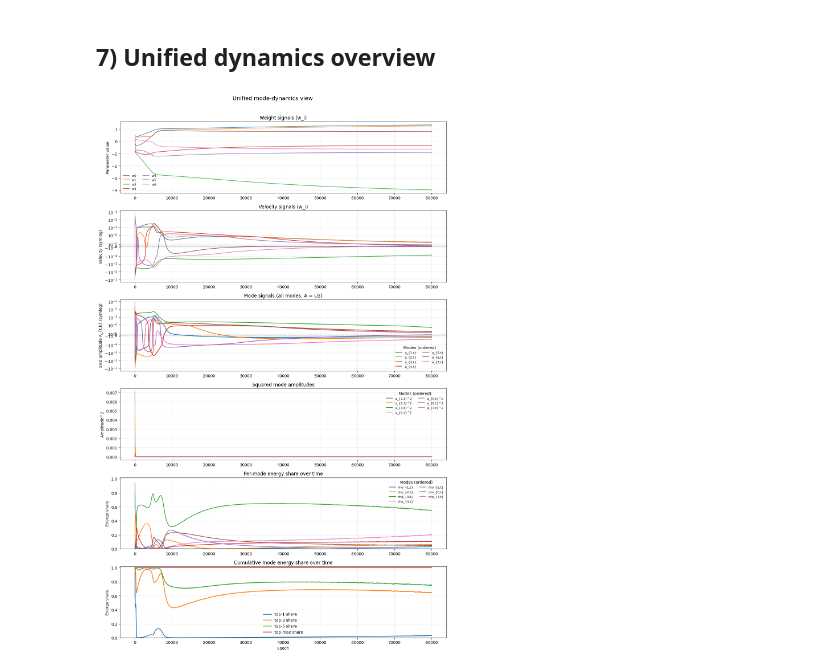
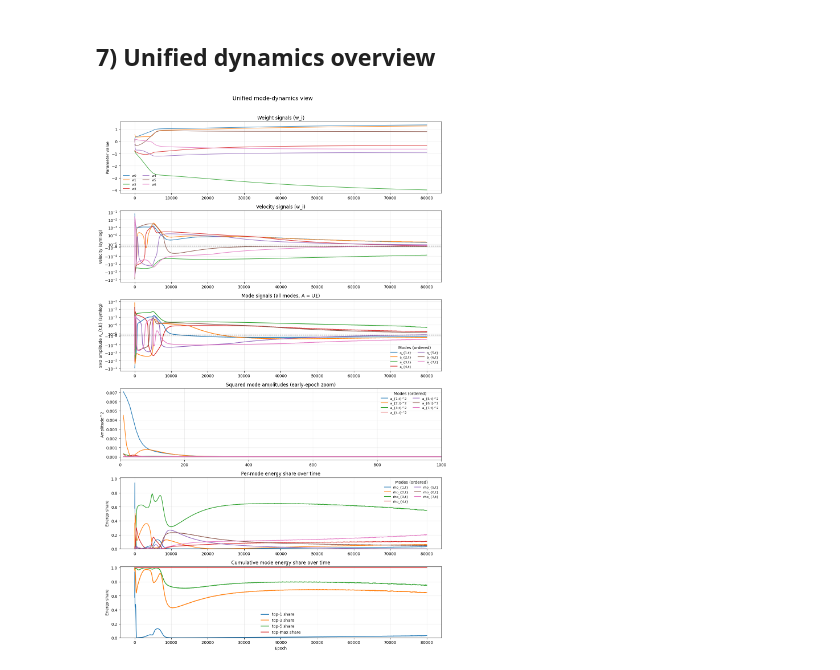
Before and after one commit to hosshonarvar/mechanistic-interpretability, a Jupyter notebook: mode_dynamics/mode_dynamics_walkthrough.ipynb, the cells around one changed output. Saved outputs shown, nothing was run; the diff lists cells and outputs as text; code cells hidden in the pictures.

```diff
--- a/mode_dynamics/mode_dynamics_walkthrough.ipynb
+++ b/mode_dynamics/mode_dynamics_walkthrough.ipynb
@@ -211,7 +211,7 @@ for k in range(n_modes):
         linewidth=1.5,
         label=f'a_{{{k+1},t}}^2',
     )
-early_epoch_max = 10000
+early_epoch_max = 1000
 ax.set_xlim(0, early_epoch_max)
 ax.set_ylabel('Amplitude^2')
 ax.set_title('Squared mode amplitudes (early-epoch zoom)')
@@ -225,31 +225,31 @@ for k in range(n_modes):
         velocity_epochs,
         rho_all[:, k],
         color=mode_colors[k],
         linewidth=1.5,
         label=f'rho_{{{k+1},t}}',
     )
 ax.set_ylabel('Energy share')
 ax.set_ylim(0.0, 1.02)
 ax.set_title('Per-mode energy share over time')
 ax.grid(alpha=0.25)
 ax.legend(title='Modes (ordered)', ncol=2, fontsize=8, frameon=False)
 
 # (6) Cumulative top-n energy share signals
 ax = axes[5]
 for k in k_values:
     share_k = np.sum(rho_all[:, :k], axis=1)
     label = f'top-{k} share' if k < n_modes else 'top-max share'
     ax.plot(velocity_epochs, share_k, linewidth=1.8, label=label)
 
 ax.set_xlabel('Epoch')
 ax.set_ylabel('Energy share')
 ax.set_ylim(0.0, 1.02)
 ax.set_title('Cumulative mode energy share over time')
 ax.grid(alpha=0.25)
 ax.legend(frameon=False)
 
 fig.suptitle('Unified mode-dynamics view', fontsize=14)
 fig.tight_layout(rect=[0, 0, 1, 0.97])
 plt.show()
 # %% [output]
-[figure, old version]
+[figure, new version]
```
Also changed, not shown: parts of 2 cells of this notebook.
